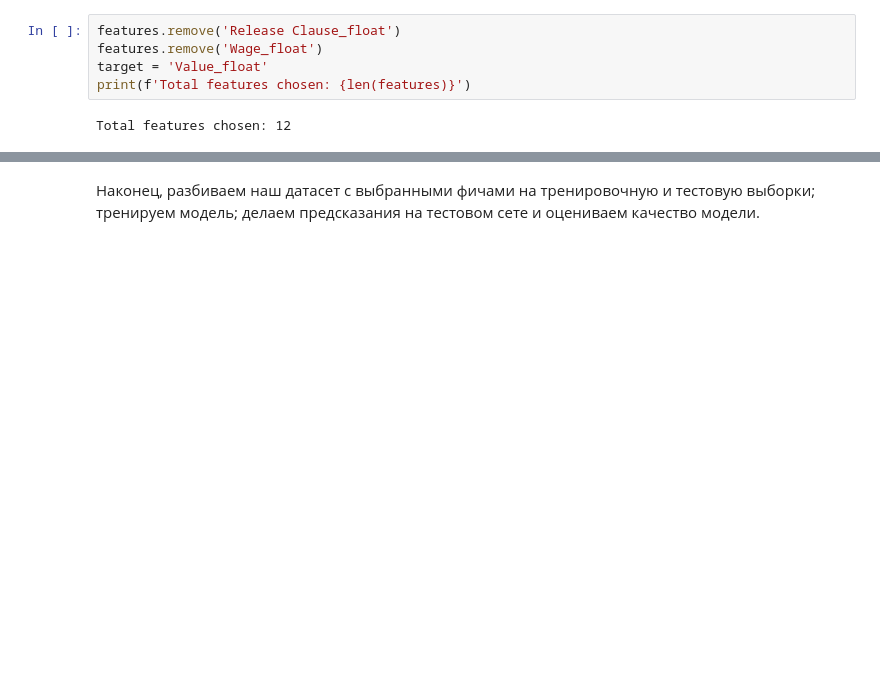
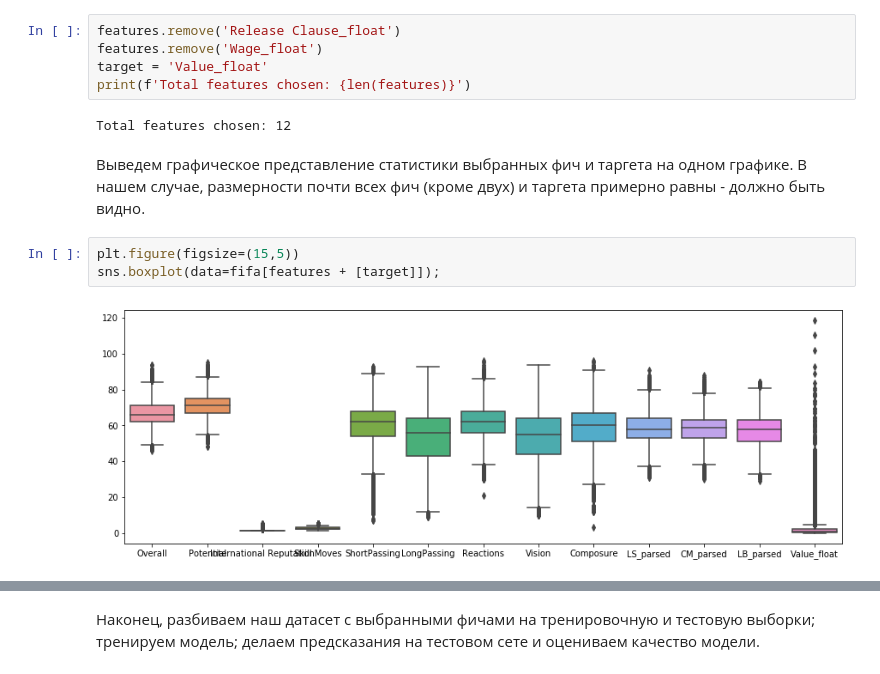
Before and after one commit to lect-ad/RSSchool_ML_intro, a Jupyter notebook: seminar_and_homework.ipynb, the cells around one changed output, grey strips where cells are left out. Drawn from its saved outputs; the diff is of its cells as text; blank space fills up the shorter version.

```diff
--- a/seminar_and_homework.ipynb
+++ b/seminar_and_homework.ipynb
@@ -781,3 +783,10 @@ target = 'Value_float'
 print(f'Total features chosen: {len(features)}')
 # %% [output]
 Total features chosen: 12
+# %% [markdown]
+Выведем графическое представление статистики выбранных фич и таргета на одном графике. В нашем случае, размерности почти всех фич (кроме двух) и таргета примерно равны - должно быть видно.
+# %%
+plt.figure(figsize=(15,5))
+sns.boxplot(data=fifa[features + [target]]);
+# %% [output]
+[figure, added]
```
Also changed, not shown: parts of 17 cells of this notebook.
